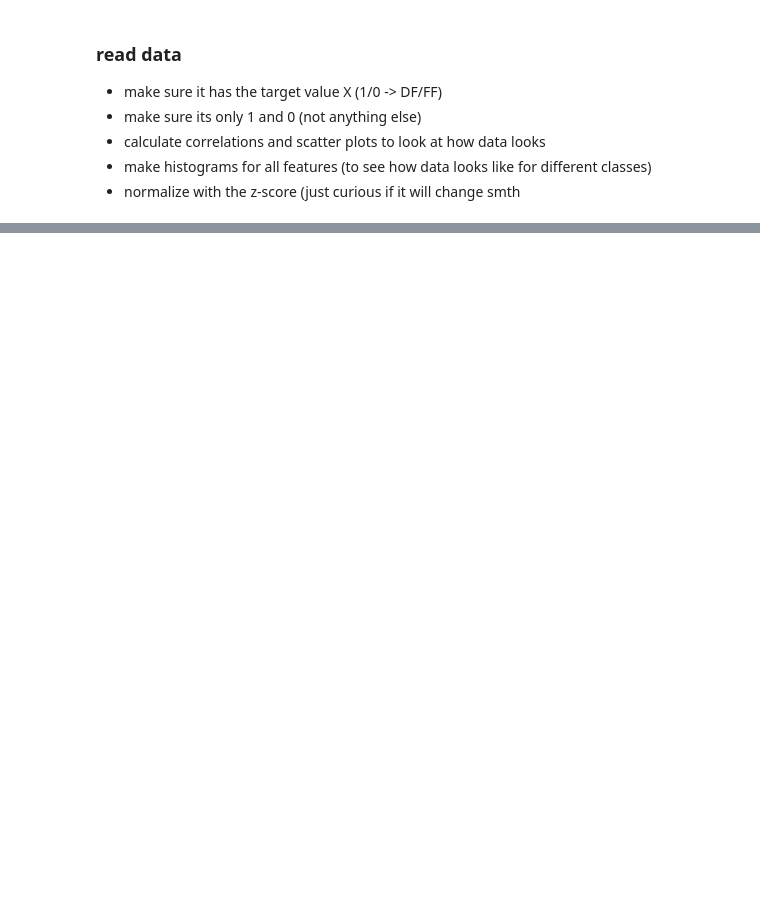
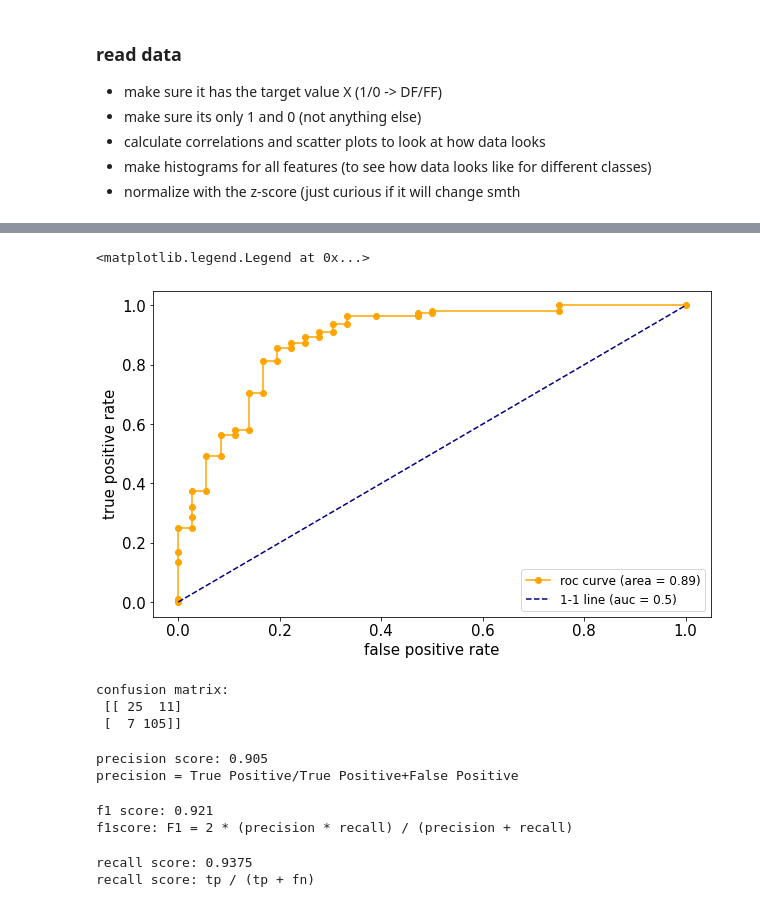
Before and after one commit to varyabazilova/alluvialfans, a Jupyter notebook: ml_model/ml1.ipynb, the cells around one changed output, grey strips where cells are left out. Saved outputs shown, nothing was run; the diff lists cells and outputs as text; code cells hidden in the pictures; blank space fills up the shorter version.

```diff
--- a/ml_model/ml1.ipynb
+++ b/ml_model/ml1.ipynb
@@ -242,12 +261,78 @@ ax.plot(ed[:-1], hd/hd.sum())
 # %%
-### ROC curve:
-from sklearn.metrics import roc_curve, auc
+### ------ ROC curve:
+# plot of the false positive rate (x-axis) мы the true positive rate (y-axis)
+# for a number of different candidate threshold values between 0.0 and 1.0.
+# (in other way, it plots the false alarm rate versus the hit rate)
+# the default probability for classification is 50%
+# this curve shows what would FPrate and TPrate have been, if the threshold was different
+# A model with no skill is represented at the point (0.5, 0.5).
+# A model with no skill at each threshold is represented by a diagonal 1-1 line and has an AUC of 0.5.
+
+# ROC shows the ability of the model to predict a higher score for positive examples as compared to negative examples.
 
 # calculate roc curve
 fpr, tpr, thresholds = roc_curve(y_test, probs)
+auc = roc_auc_score(y_test, probs)
 
-plt.plot(fpr, tpr)
-plt.xlabel('false positive rate')
-plt.ylabel('true positive rate')
+
+fig, ax = plt.subplots(figsize = (10,6))
+plt.plot(fpr, tpr, color = 'orange', marker='o', label = 'roc curve (area = %0.2f)' % auc)
+plt.plot([0, 1], [0, 1], color="navy", linestyle="--", label = '1-1 line (auc = 0.5)')
+
+plt.xticks(fontsize=15)
+plt.yticks(fontsize=15)
+plt.xlabel('false positive rate', fontsize=15)
+plt.ylabel('true positive rate',fontsize=15)
+plt.legend(fontsize=12)
+# %% [output]
+<matplotlib.legend.Legend at 0x...>
+[figure, added]
 # %%
-# probs
+## ------- confusion matrix:
+# (table that is used to define the performance of a classification algorithm)
+# TP | FN
+# --- ---
+# FP | TN
+
+
+confmatrix = confusion_matrix(y_test, y_pred)
+print('confusion matrix: \n', confmatrix)
+
+# 25+11+7+105
+# %% [output]
+confusion matrix:
+ [[ 25  11]
+ [  7 105]]
+# %%
+## ----- precision
+
+precision = precision_score(y_test, y_pred)
+print('precision score:', round(precision, 3))
+# print(' measures the fraction of actual positives among those examples that are predicted as positive.
+# print('It shows the probability that a predicted ‘Yes’ is actually a ‘Yes’')
+print('precision = True Positive/True Positive+False Positive')
+# %% [output]
+precision score: 0.905
+precision = True Positive/True Positive+False Positive
+# %%
+### ------ f1 score
+# https://scikit-learn.org/stable/modules/generated/sklearn.metrics.f1_score.html
+
+f1score = f1_score(y_test, y_pred)
+print('f1 score:', round(f1score, 3))
+print('f1score: F1 = 2 * (precision * recall) / (precision + recall)')
+# %% [output]
+f1 score: 0.921
+f1score: F1 = 2 * (precision * recall) / (precision + recall)
+# %%
+### --------- recall score
+# https://scikit-learn.org/stable/modules/generated/sklearn.metrics.recall_score.html
+# Recall — measures how many actual positives were predicted as positive.
+# It is the probability that an actual ‘Yes’ case is predicted correctly
+
+recallscore = recall_score(y_test, y_pred)
+print('recall score:', recallscore)
+print('recall score: tp / (tp + fn)')
+# %% [output]
+recall score: 0.9375
+recall score: tp / (tp + fn)
```
Also changed, not shown: parts of 25 cells of this notebook, 1 other file.
